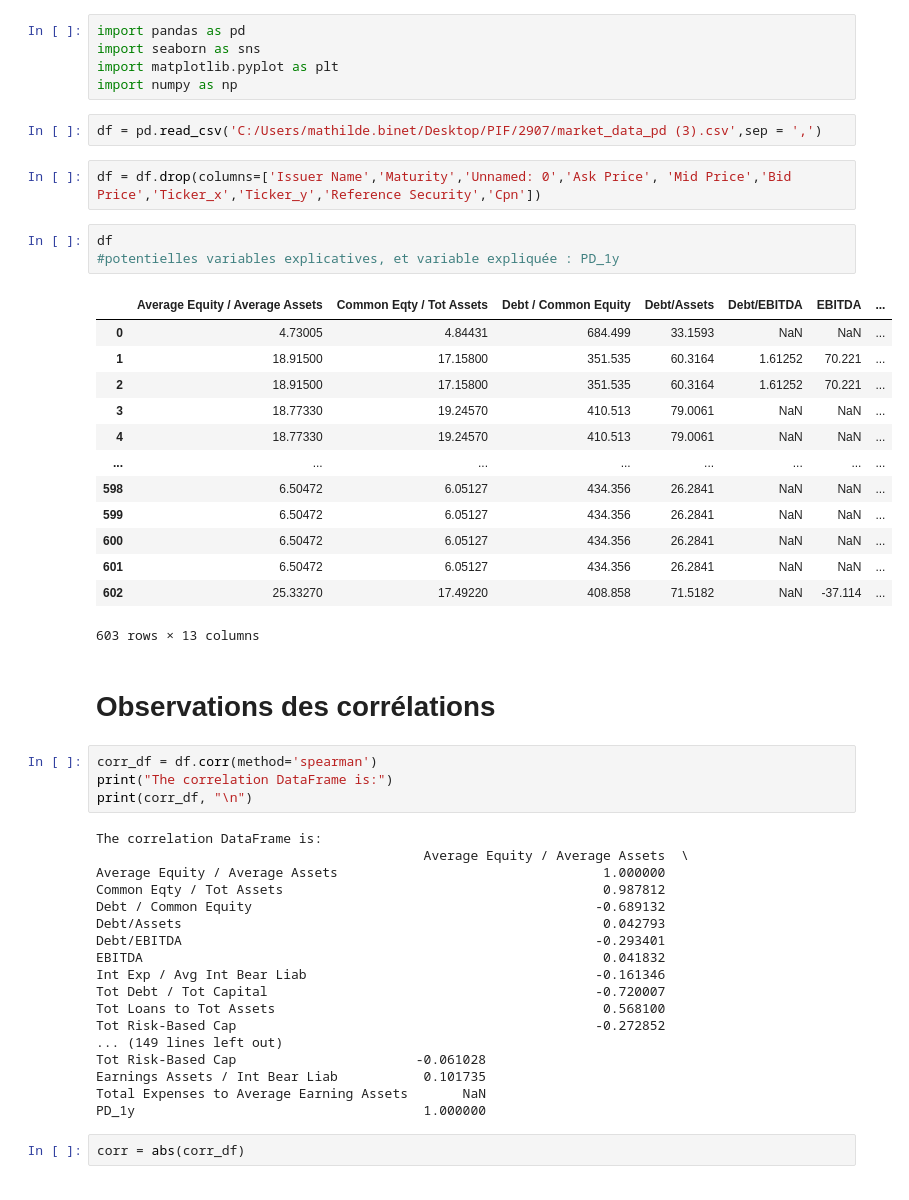
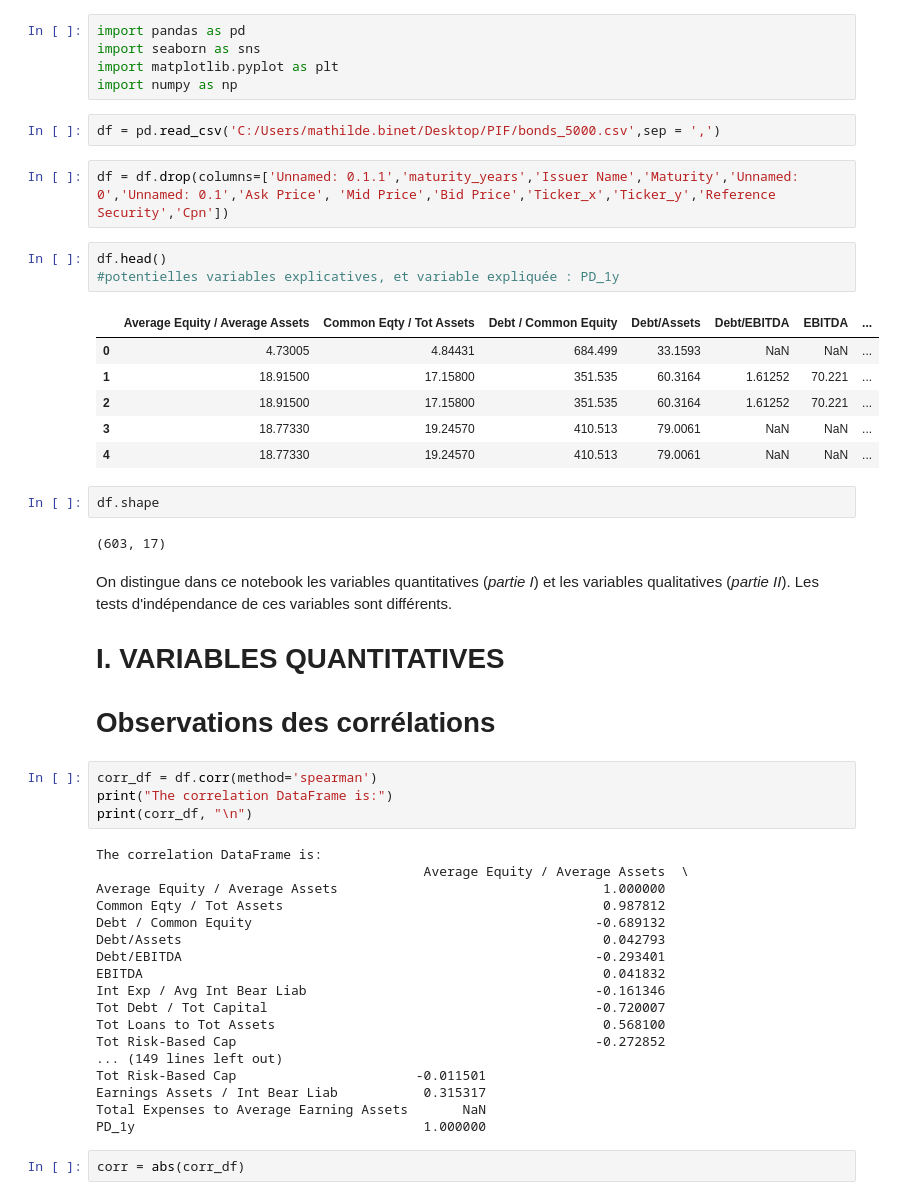
Before and after one commit to Rxzh/PD, a Jupyter notebook: Choix des variables explicatives.ipynb, the cells around one changed output. Saved outputs shown, nothing was run; the diff lists cells and outputs as text.

```diff
--- a/Choix des variables explicatives.ipynb
+++ b/Choix des variables explicatives.ipynb
@@ -14,27 +14,29 @@ import seaborn as sns
 import matplotlib.pyplot as plt
 import numpy as np
 # %%
-df = pd.read_csv('C:/Users/mathilde.binet/Desktop/PIF/2907/market_data_pd (3).csv',sep = ',')
+df = pd.read_csv('C:/Users/mathilde.binet/Desktop/PIF/bonds_5000.csv',sep = ',')
 # %%
-df = df.drop(columns=['Issuer Name','Maturity','Unnamed: 0','Ask Price', 'Mid Price','Bid Price','Ticker_x','Ticker_y','Reference Security','Cpn'])
+df = df.drop(columns=['Unnamed: 0.1.1','maturity_years','Issuer Name','Maturity','Unnamed: 0','Unnamed: 0.1','Ask Price', 'Mid Price','Bid Price','Ticker_x','Ticker_y','Reference Security','Cpn'])
 # %%
-df
+df.head()
 #potentielles variables explicatives, et variable expliquée : PD_1y
 # %% [output]
 |  | Average Equity / Average Assets | Common Eqty / Tot Assets | Debt / Common Equity | Debt/Assets | Debt/EBITDA | EBITDA | ... |
 | 0 | 4.73005 | 4.84431 | 684.499 | 33.1593 | NaN | NaN | ... |
 | 1 | 18.91500 | 17.15800 | 351.535 | 60.3164 | 1.61252 | 70.221 | ... |
 | 2 | 18.91500 | 17.15800 | 351.535 | 60.3164 | 1.61252 | 70.221 | ... |
 | 3 | 18.77330 | 19.24570 | 410.513 | 79.0061 | NaN | NaN | ... |
 | 4 | 18.77330 | 19.24570 | 410.513 | 79.0061 | NaN | NaN | ... |
-| ... | ... | ... | ... | ... | ... | ... | ... |
-| 598 | 6.50472 | 6.05127 | 434.356 | 26.2841 | NaN | NaN | ... |
-| 599 | 6.50472 | 6.05127 | 434.356 | 26.2841 | NaN | NaN | ... |
-| 600 | 6.50472 | 6.05127 | 434.356 | 26.2841 | NaN | NaN | ... |
-| 601 | 6.50472 | 6.05127 | 434.356 | 26.2841 | NaN | NaN | ... |
-| 602 | 25.33270 | 17.49220 | 408.858 | 71.5182 | NaN | -37.114 | ... |
-603 rows × 13 columns
+# %%
+df.shape
+# %% [output]
+(603, 17)
 # %% [markdown]
+On distingue dans ce notebook les variables quantitatives (*partie I*) et les variables qualitatives (*partie II*). Les tests d'indépendance de ces variables sont différents.
+
+
+# I. VARIABLES QUANTITATIVES
+
 # Observations des corrélations
 # %%
 corr_df = df.corr(method='spearman')
@@ -54,8 +56,8 @@ Tot Debt / Tot Capital                                          -0.720007
 Tot Loans to Tot Assets                                          0.568100
 Tot Risk-Based Cap                                              -0.272852
 ... (149 lines left out)
-Tot Risk-Based Cap                       -0.061028
-Earnings Assets / Int Bear Liab           0.101735
+Tot Risk-Based Cap                       -0.011501
+Earnings Assets / Int Bear Liab           0.315317
 Total Expenses to Average Earning Assets       NaN
 PD_1y                                     1.000000
 # %%
```
Also changed, not shown: parts of 56 cells of this notebook.
